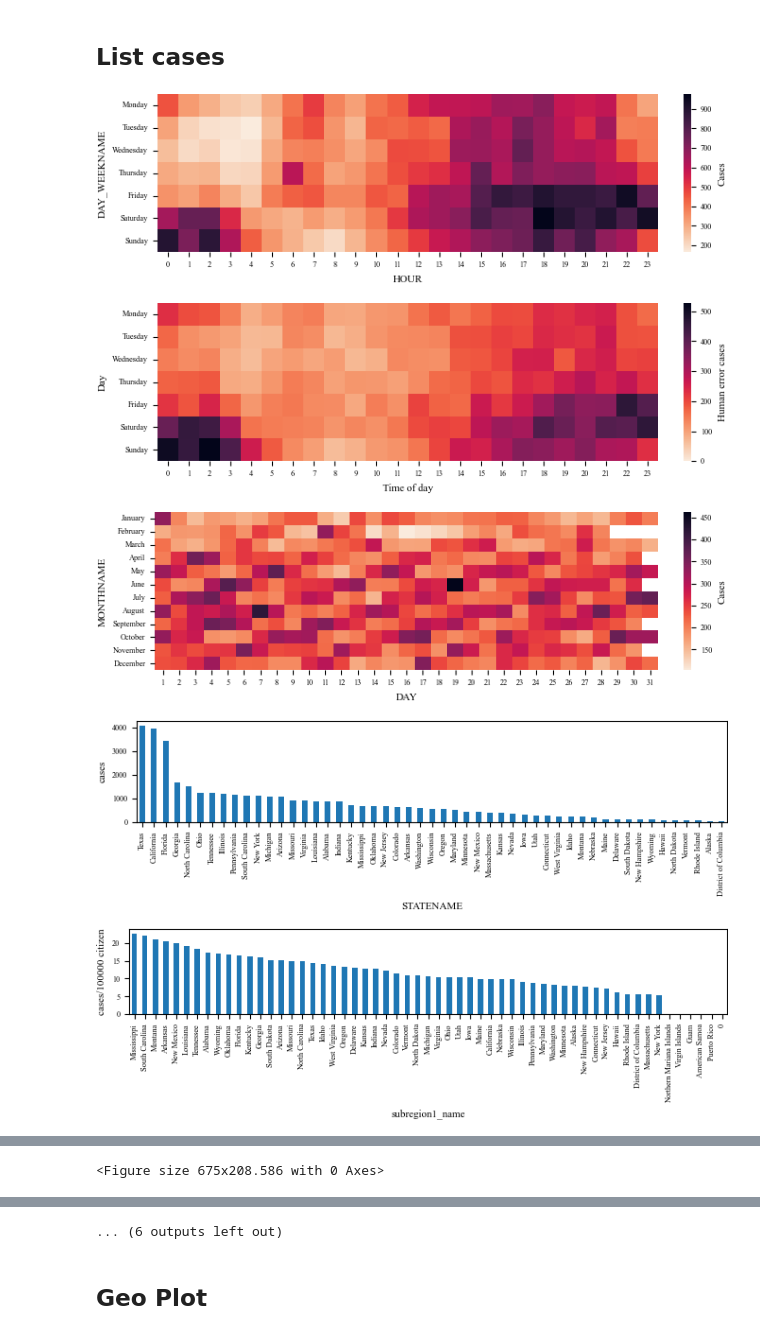
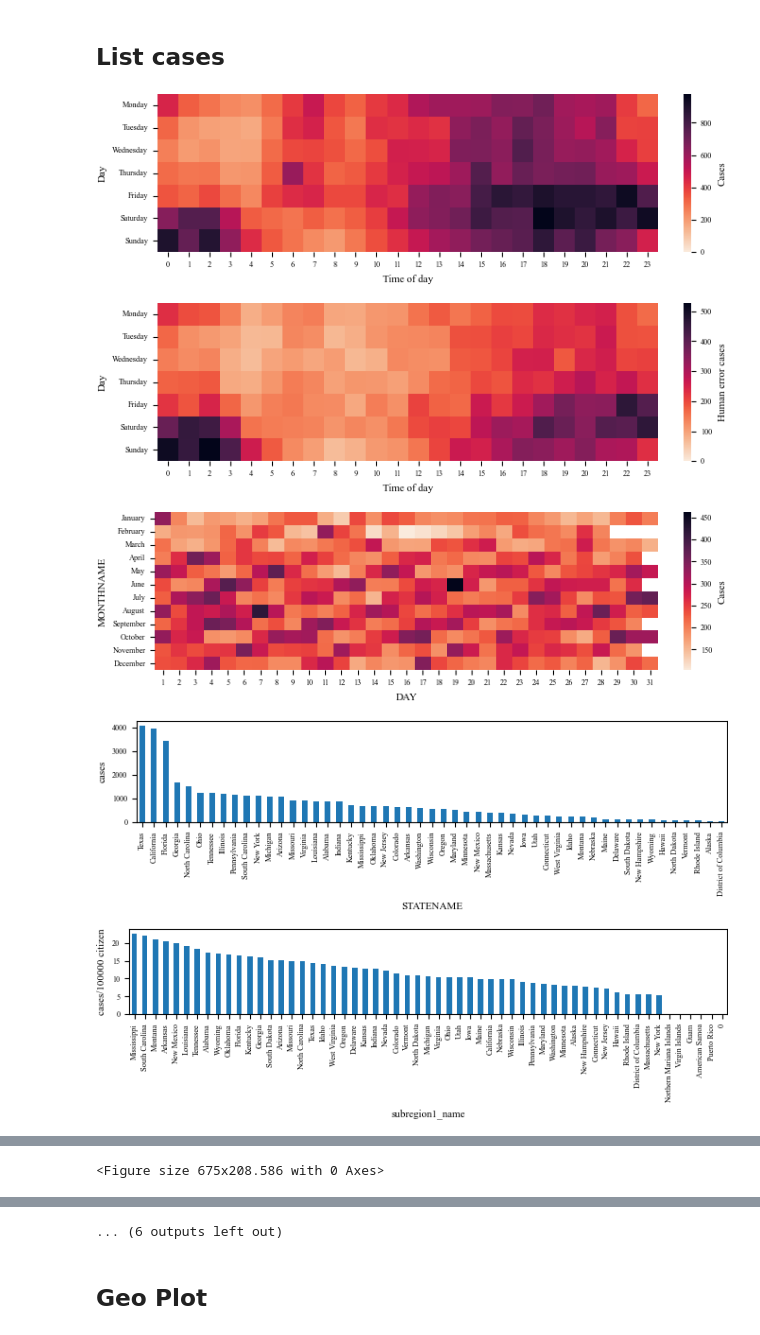
Before and after one commit to PaulHenrik/DataLiteracy_FARS, a Jupyter notebook: Car accident analysis.ipynb, the cells around one changed output, grey strips where cells are left out. Saved outputs shown, nothing was run; the diff lists cells and outputs as text; code cells hidden in the pictures.

Commit message:
fix ax label

```diff
--- a/Car accident analysis.ipynb
+++ b/Car accident analysis.ipynb
@@ -458,8 +434,10 @@ days = ['Monday','Tuesday','Wednesday','Thursday','Friday','Saturday','Sunday']
 
 plt.figure()
 #plt.hist2d(accidents[accidents['HOUR']!=99].groupby(['DAY_WEEKNAME','HOUR']).size())
-sns.heatmap(accidents[accidents['HOUR']!=99].groupby(['DAY_WEEKNAME','HOUR']).size().unstack().loc[days,:],cbar_kws={'label':'Cases'},cmap=sns.cm.rocket_r)
+sns.heatmap(accidents[accidents['HOUR']!=99].groupby(['DAY_WEEKNAME','HOUR']).size().unstack().loc[days,:],cbar_kws={'label':'Cases'},cmap=sns.cm.rocket_r,vmin=0)
 #plt.title()
+plt.ylabel('Day')
+plt.xlabel('Time of day')
 if save_fig == True:
     plt.savefig('plots/time plot/total_accidents-day_hour.pdf')
 plt.show()
@@ -529,34 +507,34 @@ accidents['DRIVERRFNAME'] = accidents['DRIVERRFNAME'].replace(accidents['DRIVERR
 
 plt.figure()
 accidents.groupby(['STATENAME','HARM_EVNAME']).size().unstack().div(accidents_state.set_index('STATENAME')['population']/100000,axis=0).plot(kind='bar',stacked=True)
 plt.ylabel('cases/100000 citizen')
 #plt.title('harmed environment')
 plt.legend(loc='center left', bbox_to_anchor=(1, 0.5))
 plt.show()
 
 plt.figure()
 accidents.groupby(['STATENAME','DRIMPAIRNAME']).size().unstack().div(accidents_state.set_index('STATENAME')['population']/100000,axis=0).plot(kind='bar',stacked=True)
 plt.ylabel('cases/100000 citizen')
 #plt.title('Drimpair')
 plt.legend(loc='center left', bbox_to_anchor=(1, 0.5))
 plt.show()
 
 
 plt.figure()
 accidents.groupby(['STATENAME','DRIVERRFNAME']).size().unstack().div(accidents_state.set_index('STATENAME')['population']/100000,axis=0).plot(kind='bar',stacked=True)
 plt.ylabel('cases/100000 citizen')
 #plt.title('driverrf')
 #plt.legend(labels_driverrf,loc='center left', bbox_to_anchor=(1, 0.5))
 plt.show()
 
 plt.figure()
 accidents.groupby(['STATENAME','WEATHERNAME']).size().unstack().div(accidents_state.set_index('STATENAME')['population']/100000,axis=0).plot(kind='bar',stacked=True)
 plt.ylabel('cases/100000 citizen')
 #plt.title('weather at accident')
 plt.legend(loc='center left', bbox_to_anchor=(1, 0.5))
 plt.show()
 # %% [output]
-[figure, old version]
+[figure, new version]
 [figure]
 [figure]
 [figure]
```
Also changed, not shown: parts of 13 cells of this notebook, 1 other file.
